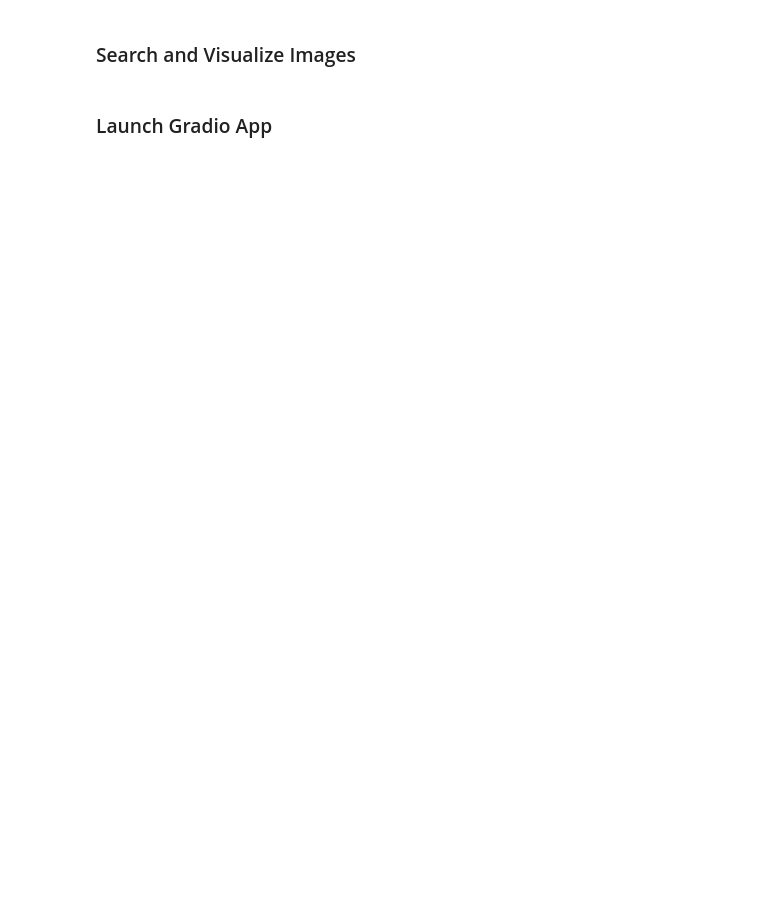
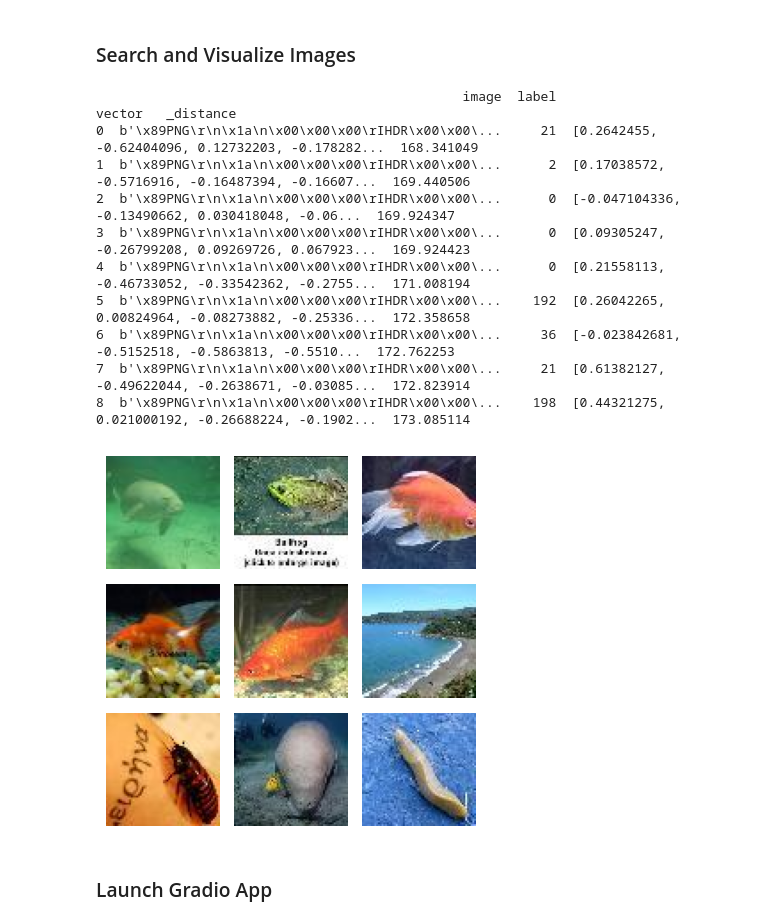
Before and after one commit to kkuwaran/multimodal-image-search, a Jupyter notebook: main.ipynb, the cells around one changed output. Saved outputs shown, nothing was run; the diff lists cells and outputs as text; code cells hidden in the pictures; blank space fills up the shorter version.

```diff
--- a/main.ipynb
+++ b/main.ipynb
@@ -51,17 +69,29 @@ display(table.head().to_pandas())
 # %%
 # Define a text query for image search
 text_query: str = "fish"
 
 # Test the search_images function
 retrieved_images = search_images(pipeline, table, text_query, verbose=True)
 
 # Visualize the retrieved images in a 3x3 grid
-fig, axes = plt.subplots(3, 3, figsize=(6, 6))  # Adjust figsize for better display
+fig, axes = plt.subplots(3, 3, figsize=(4, 4))  # Adjust figsize for better display
 for ax, img in zip(axes.ravel(), retrieved_images):
     ax.imshow(img)
     ax.axis('off')
 plt.tight_layout()
 plt.show()
+# %% [output]
+                                               image  label                                             vector   _distance
+0  b'\x89PNG\r\n\x1a\n\x00\x00\x00\rIHDR\x00\x00\...     21  [0.2642455, -0.62404096, 0.12732203, -0.178282...  168.341049
+1  b'\x89PNG\r\n\x1a\n\x00\x00\x00\rIHDR\x00\x00\...      2  [0.17038572, -0.5716916, -0.16487394, -0.16607...  169.440506
+2  b'\x89PNG\r\n\x1a\n\x00\x00\x00\rIHDR\x00\x00\...      0  [-0.047104336, -0.13490662, 0.030418048, -0.06...  169.924347
+3  b'\x89PNG\r\n\x1a\n\x00\x00\x00\rIHDR\x00\x00\...      0  [0.09305247, -0.26799208, 0.09269726, 0.067923...  169.924423
+4  b'\x89PNG\r\n\x1a\n\x00\x00\x00\rIHDR\x00\x00\...      0  [0.21558113, -0.46733052, -0.33542362, -0.2755...  171.008194
+5  b'\x89PNG\r\n\x1a\n\x00\x00\x00\rIHDR\x00\x00\...    192  [0.26042265, 0.00824964, -0.08273882, -0.25336...  172.358658
+6  b'\x89PNG\r\n\x1a\n\x00\x00\x00\rIHDR\x00\x00\...     36  [-0.023842681, -0.5152518, -0.5863813, -0.5510...  172.762253
+7  b'\x89PNG\r\n\x1a\n\x00\x00\x00\rIHDR\x00\x00\...     21  [0.61382127, -0.49622044, -0.2638671, -0.03085...  172.823914
+8  b'\x89PNG\r\n\x1a\n\x00\x00\x00\rIHDR\x00\x00\...    198  [0.44321275, 0.021000192, -0.26688224, -0.1902...  173.085114
+[figure, added]
 # %% [markdown]
 ### Launch Gradio App
 # %%
```
Also changed, not shown: parts of 5 cells of this notebook.
